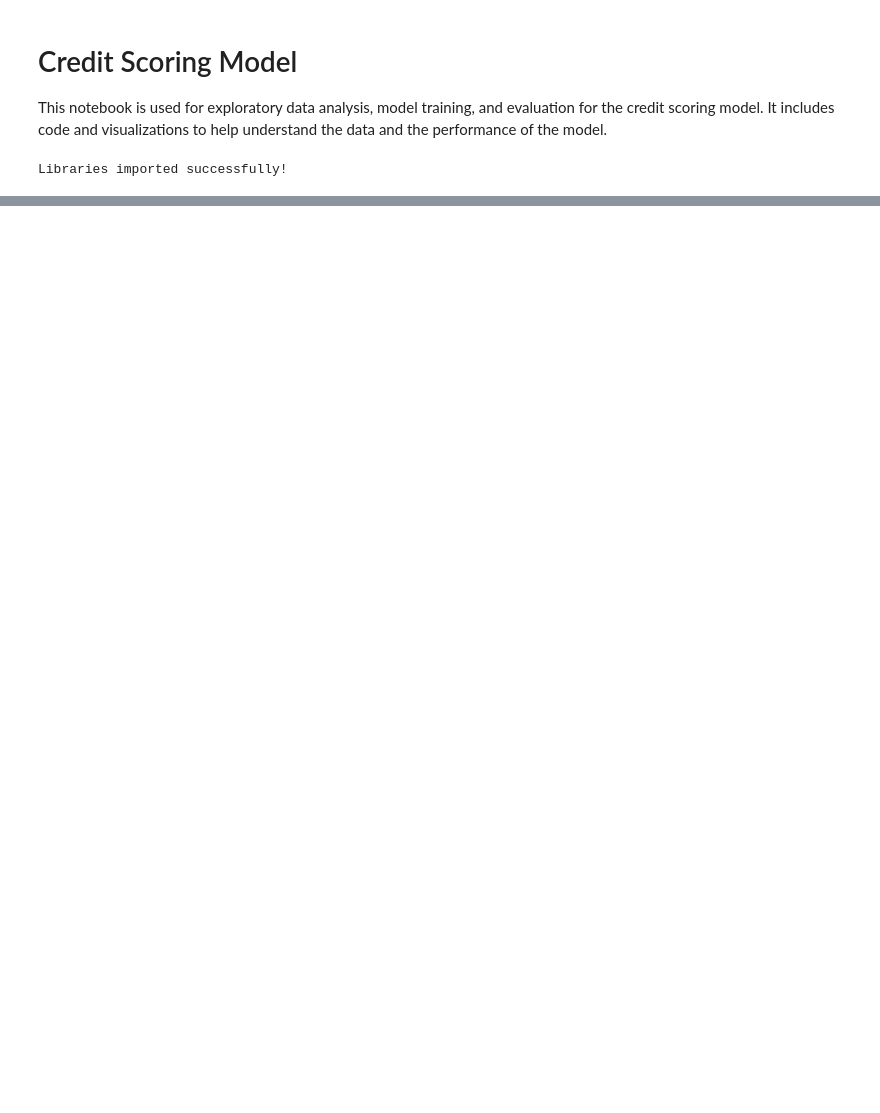
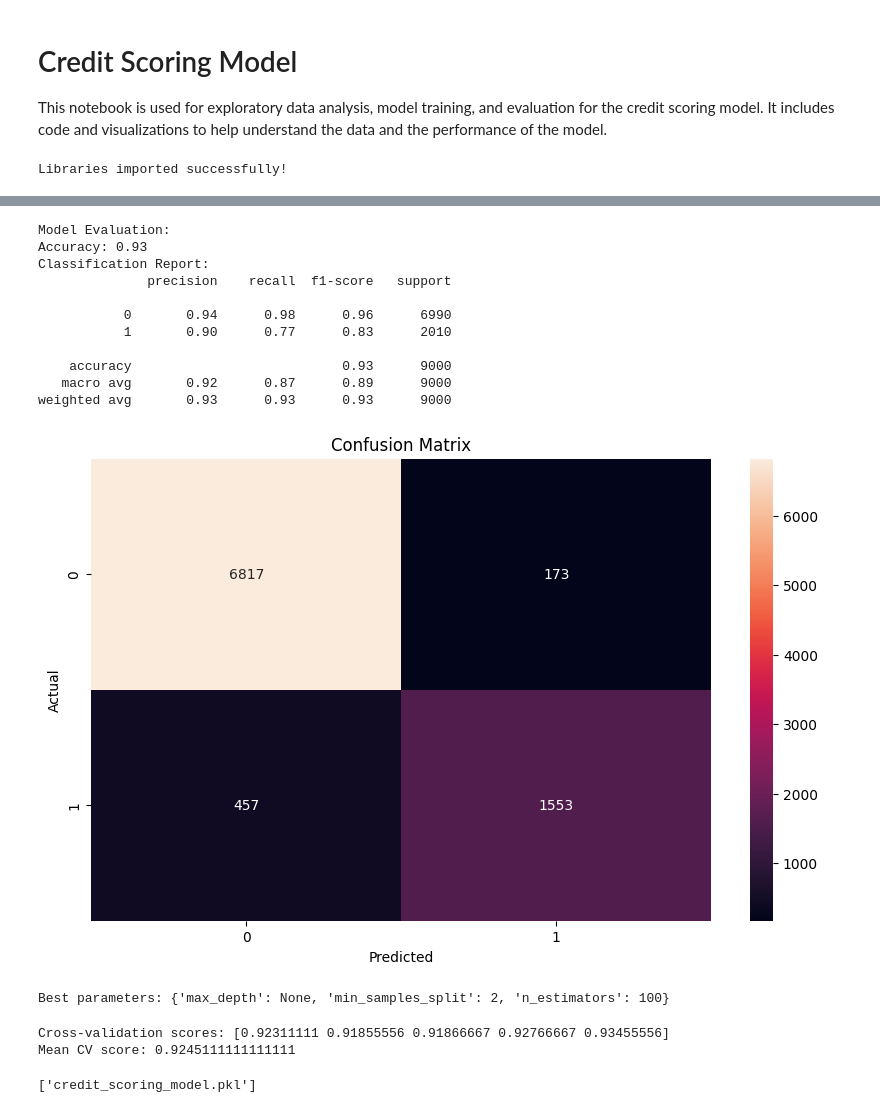
Before and after one commit to Birukdessalegn/CodeAlpha_Credit-Scoring-Model, a Jupyter notebook: notebooks/credit_scoring.ipynb, the cells around one changed output, grey strips where cells are left out. Saved outputs shown, nothing was run; the diff lists cells and outputs as text; code cells hidden in the pictures; blank space fills up the shorter version.

```diff
--- a/notebooks/credit_scoring.ipynb
+++ b/notebooks/credit_scoring.ipynb
@@ -52,34 +89,76 @@ if df is not None:
 # %%
 # Model Training
 if df is not None:
+    # One-hot encode categorical variables
+    df_encoded = pd.get_dummies(df, drop_first=True)
+
     # Preprocessing and feature selection
-    X = df.drop('target_variable', axis=1)  # Replace 'target_variable' with actual target column
-    y = df['target_variable']  # Replace 'target_variable' with actual target column
+    X = df_encoded.drop('loan_status', axis=1)
+    y = df_encoded['loan_status']
 
     X_train, X_test, y_train, y_test = train_test_split(X, y, test_size=0.2, random_state=42)
 
     # Standardizing the data
     scaler = StandardScaler()
     X_train = scaler.fit_transform(X_train)
     X_test = scaler.transform(X_test)
 
     # Training the model
     model = RandomForestClassifier(random_state=42)
     model.fit(X_train, y_train)
 
     # Predictions
     y_pred = model.predict(X_test)
 
     # Evaluation
     print("\nModel Evaluation:")
     print(f"Accuracy: {accuracy_score(y_test, y_pred)}")
     print("Classification Report:")
     print(classification_report(y_test, y_pred))
 
     # Confusion Matrix
     plt.figure(figsize=(10, 6))
     sns.heatmap(confusion_matrix(y_test, y_pred), annot=True, fmt='d')
     plt.title('Confusion Matrix')
     plt.xlabel('Predicted')
     plt.ylabel('Actual')
     plt.show()
+# %% [output]
+Model Evaluation:
+Accuracy: 0.93
+Classification Report:
+              precision    recall  f1-score   support
+
+           0       0.94      0.98      0.96      6990
+           1       0.90      0.77      0.83      2010
+
+    accuracy                           0.93      9000
+   macro avg       0.92      0.87      0.89      9000
+weighted avg       0.93      0.93      0.93      9000
+[figure, added]
+# %%
+from sklearn.model_selection import GridSearchCV
+
+param_grid = {
+    'n_estimators': [100, 200],
+    'max_depth': [None, 10, 20],
+    'min_samples_split': [2, 5]
+}
+grid = GridSearchCV(RandomForestClassifier(random_state=42), param_grid, cv=3)
+grid.fit(X_train, y_train)
+print("Best parameters:", grid.best_params_)
+# %% [output]
+Best parameters: {'max_depth': None, 'min_samples_split': 2, 'n_estimators': 100}
+# %%
+from sklearn.model_selection import cross_val_score
+scores = cross_val_score(model, X, y, cv=5)
+print("Cross-validation scores:", scores)
+print("Mean CV score:", scores.mean())
+# %% [output]
+Cross-validation scores: [0.92311111 0.91855556 0.91866667 0.92766667 0.93455556]
+Mean CV score: 0.9245111111111111
+# %%
+import joblib
+joblib.dump(model, 'credit_scoring_model.pkl')
+# %% [output]
+['credit_scoring_model.pkl']
```
Also changed, not shown: parts of 3 cells of this notebook, 2 other files.
